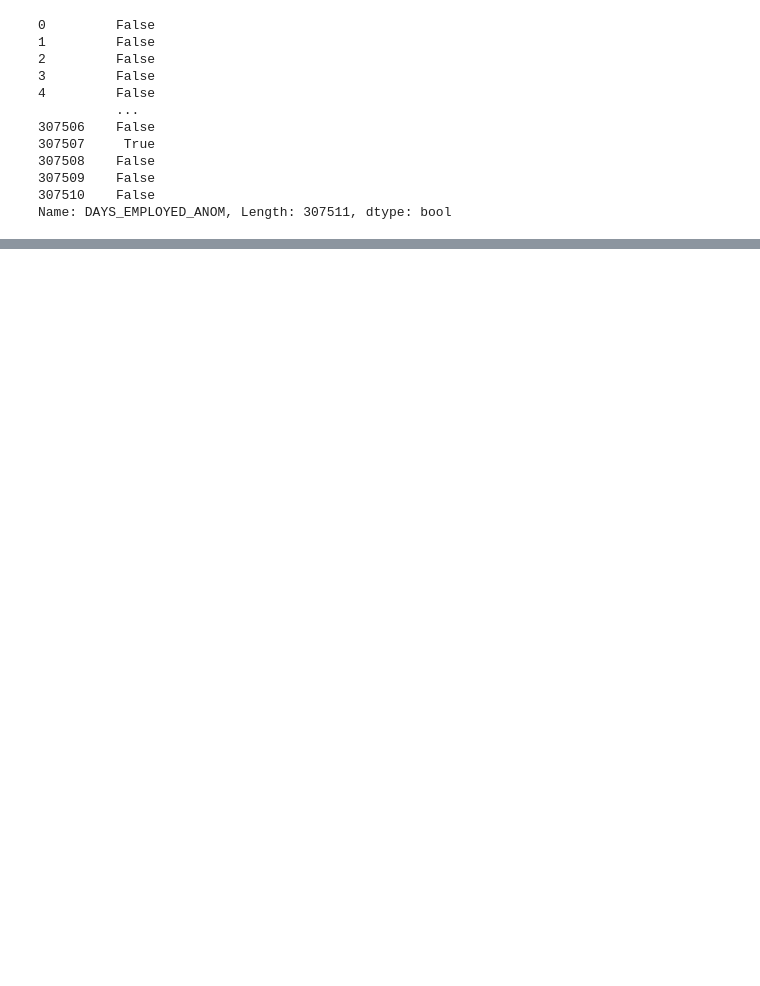
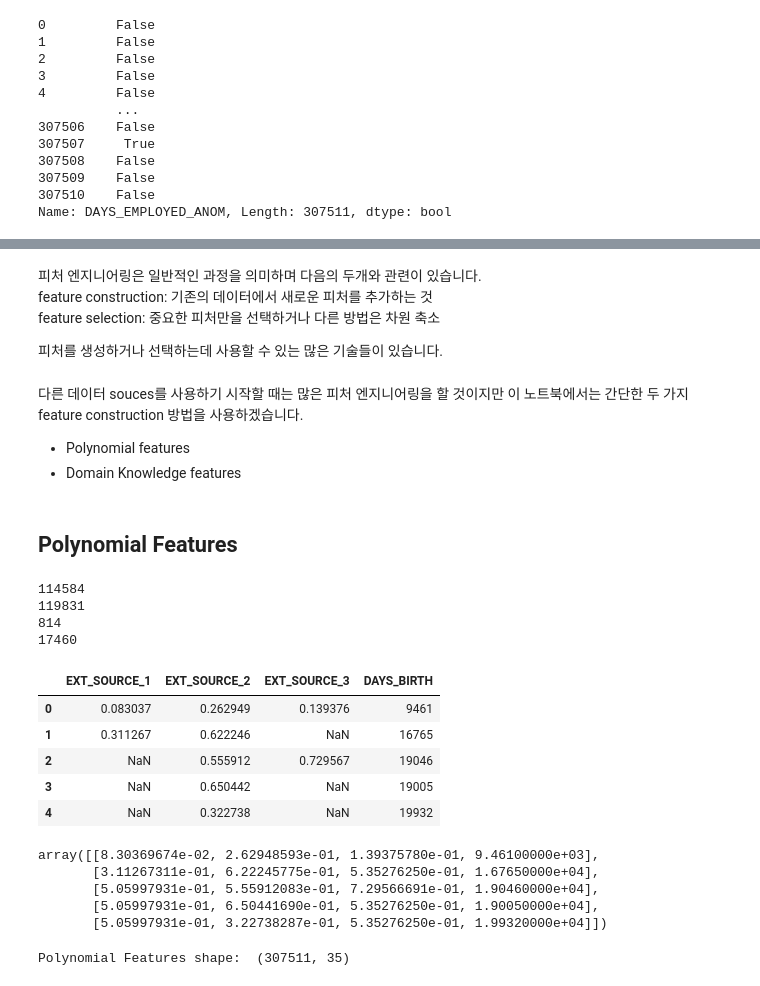
Before and after one commit to stk346/Kaggle, a Jupyter notebook: HomeCreditDefault/Start Here_A Gentle Introduction.ipynb, the cells around one changed output, grey strips where cells are left out. Drawn from its saved outputs; the diff is of its cells as text; code cells hidden in the pictures; blank space fills up the shorter version.

```diff
--- a/HomeCreditDefault/Start Here_A Gentle Introduction.ipynb
+++ b/HomeCreditDefault/Start Here_A Gentle Introduction.ipynb
@@ -678,0 +685,43 @@ plt.suptitle('Ext Source and Age Features Pairs Plot', size = 32, y = 1.05);
+# %% [markdown]
+피처 엔지니어링은 일반적인 과정을 의미하며 다음의 두개와 관련이 있습니다.
+feature construction: 기존의 데이터에서 새로운 피처를 추가하는 것
+feature selection: 중요한 피처만을 선택하거나 다른 방법은 차원 축소
+
+피처를 생성하거나 선택하는데 사용할 수 있는 많은 기술들이 있습니다.
+# %% [markdown]
+다른 데이터 souces를 사용하기 시작할 때는 많은 피처 엔지니어링을 할 것이지만 이 노트북에서는 간단한 두 가지 feature construction 방법을 사용하겠습니다.
+* Polynomial features
+* Domain Knowledge features
+# %% [markdown]
+## Polynomial Features
+# %%
+print(app_train['EXT_SOURCE_1'].nunique())
+print(app_train['EXT_SOURCE_2'].nunique())
+print(app_train['EXT_SOURCE_3'].nunique())
+print(app_train['DAYS_BIRTH'].nunique())
+# %% [output]
+114584
+119831
+814
+17460
+# %%
+# Make a new dataframe for polynomial features
+poly_features = app_train[['EXT_SOURCE_1', 'EXT_SOURCE_2', 'EXT_SOURCE_3', 'DAYS_BIRTH', 'TARGET']]
+poly_features_test = app_test[['EXT_SOURCE_1', 'EXT_SOURCE_2', 'EXT_SOURCE_3', 'DAYS_BIRTH']]
+
+# imputer for handling missing values | 결측치를 median, 중앙값으로 채워줌
+from sklearn.impute import SimpleImputer
+imputer = SimpleImputer(strategy = 'median')
+
+poly_target = poly_features['TARGET']
+
+poly_features = poly_features.drop(columns = ['TARGET'])
+# %%
+poly_features.head()
+# %% [output]
+|  | EXT_SOURCE_1 | EXT_SOURCE_2 | EXT_SOURCE_3 | DAYS_BIRTH |
+| 0 | 0.083037 | 0.262949 | 0.139376 | 9461 |
+| 1 | 0.311267 | 0.622246 | NaN | 16765 |
+| 2 | NaN | 0.555912 | 0.729567 | 19046 |
+| 3 | NaN | 0.650442 | NaN | 19005 |
+| 4 | NaN | 0.322738 | NaN | 19932 |
@@ -678,0 +737,18 @@ plt.suptitle('Ext Source and Age Features Pairs Plot', size = 32, y = 1.05);
+# %%
+poly_features[:5]
+# %% [output]
+array([[8.30369674e-02, 2.62948593e-01, 1.39375780e-01, 9.46100000e+03],
+       [3.11267311e-01, 6.22245775e-01, 5.35276250e-01, 1.67650000e+04],
+       [5.05997931e-01, 5.55912083e-01, 7.29566691e-01, 1.90460000e+04],
+       [5.05997931e-01, 6.50441690e-01, 5.35276250e-01, 1.90050000e+04],
+       [5.05997931e-01, 3.22738287e-01, 5.35276250e-01, 1.99320000e+04]])
+# %%
+# Train the polynomial features
+poly_transformer.fit(poly_features)
+
+# Transform the features
+poly_features = poly_transformer.transform(poly_features)
+poly_features_test = poly_transformer.transform(poly_features_test)
+print('Polynomial Features shape: ', poly_features.shape)
+# %% [output]
+Polynomial Features shape:  (307511, 35)
```
Also changed, not shown: parts of 109 cells of this notebook.
